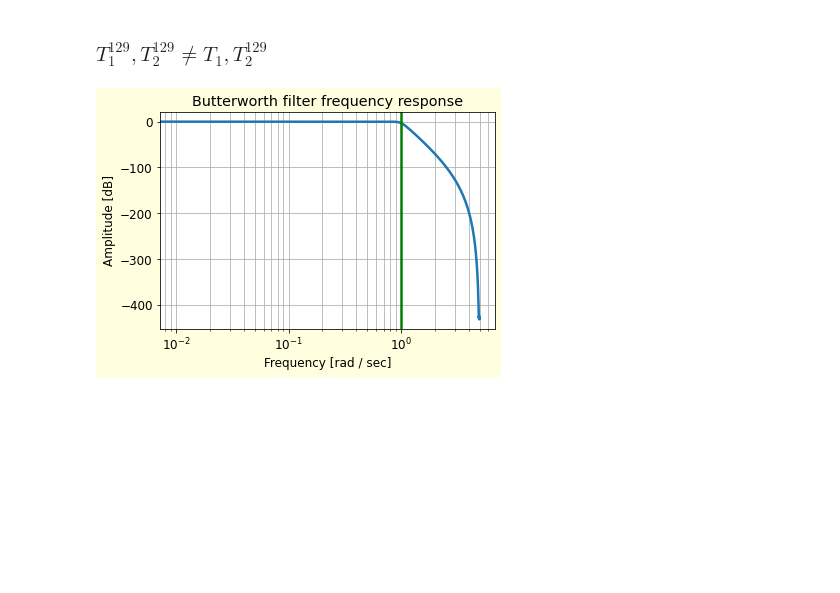
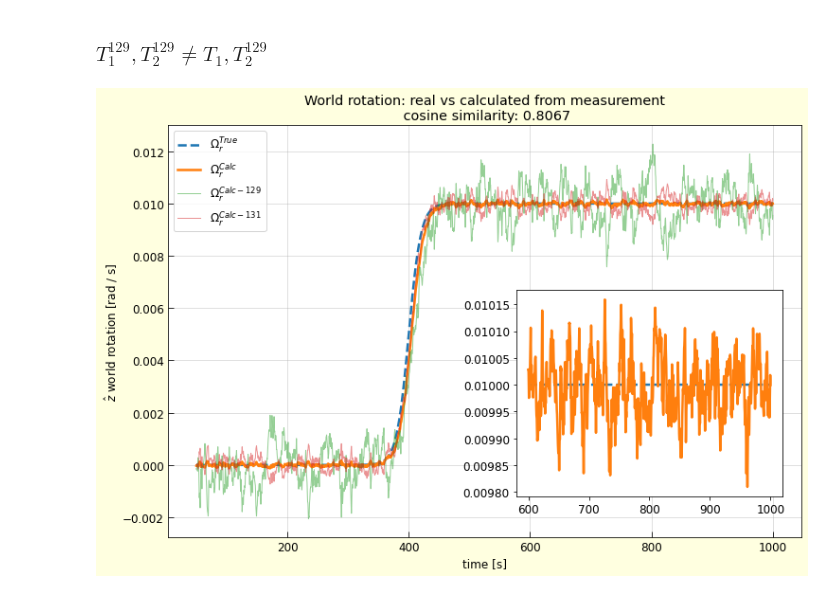
Before and after one commit to RoyElkabetz/NMR-gyroscope, a Jupyter notebook: src/dual_specie_experiment.ipynb, the cells around one changed output. Drawn from its saved outputs; the diff is of its cells as text; code cells hidden in the pictures; blank space fills up the shorter version.

```diff
--- a/src/dual_specie_experiment.ipynb
+++ b/src/dual_specie_experiment.ipynb
@@ -191,10 +191,16 @@ We see in the plot above that we are able to extract the world rotation from the
 ### $T_1^{129}, T_2^{129} \neq T_1^{}, T_2^{129}$
 # %%
 #@title Dynamic range
-t1_129 = 30 #@param {type:"slider", min:1, max:100, step:1}
-t2_129 = 8 #@param {type:"slider", min:1, max:100, step:1}
-t1_131 = 30 #@param {type:"slider", min:1, max:100, step:1}
-t2_131 = 8 #@param {type:"slider", min:1, max:100, step:1}
+t1_129 = 33 #@param {type:"slider", min:1, max:100, step:1}
+t2_129 = 6 #@param {type:"slider", min:1, max:100, step:1}
+t1_131 = 32 #@param {type:"slider", min:1, max:100, step:1}
+t2_131 = 4 #@param {type:"slider", min:1, max:100, step:1}
+plot_low_pass_filter = False #@param {type:"boolean"}
+plot_world_rotatoin = False #@param {type:"boolean"}
+plot_PSD_of_signals = False #@param {type:"boolean"}
+plot_subtraction = True #@param {type:"boolean"}
+
+
 
 # solver and noise parameters
 t_final = 1000                               # [s]
@@ -221,8 +227,8 @@ Rse_131 = np.array([0, 0, 0.1]) * t1_131   # |K| / s
 
 
 # Environmemnt parameters
-B0 = 1 * phy.G2T * np.ones_like(ts)                                   # Tesla
-Bnoise = utils.butter_low_pass_filter(noise, 10, noise_cutoff_frequency, sampling_frequency, plot_filter=True)
+B0 = 1e-6 * phy.G2T * np.ones_like(ts)                                   # Tesla
+Bnoise = utils.butter_low_pass_filter(noise, 10, noise_cutoff_frequency, sampling_frequency, plot_filter=plot_low_pass_filter)
 Ad_y_129 = 2 * np.sqrt((1 / t1_129) * (1 / t2_129)) * np.ones_like(ts)  # rad / s
 wd_y_129 = g129 * 1e-6 * phy.G2T * np.ones_like(ts)                        # rad / s
 Ad_x_129 = np.zeros_like(ts)                                            # rad / s
@@ -247,58 +253,73 @@ env129.set_state(wr=wr, B0=B0, Bnoise=Bnoise, Ad_y=Ad_y_129, wd_y=wd_y_129, Ad_x
 
 # initialize Xenon-131 Environment
 env131 = env.Environment(name='Xenon-131 environment')
 env131.set_state(wr=wr, B0=B0, Bnoise=Bnoise, Ad_y=Ad_y_131, wd_y=wd_y_131, Ad_x=Ad_x_131, wd_x=wd_x_131)
 
 # plot world rotation
-fig = plt.figure(figsize=(20, 5))
-ax = plt.subplot()
-ax.plot(ts, -Xe129.gamma * B0, label='$-\omega_0^{129}$ - Larmor frequency')
-ax.plot(ts, -Xe129.gamma * (B0 + Bnoise), label='$-(\omega_0^{129} + \omega_{noise}^{129})$ - noisy Larmor frequency')
-ax.plot(ts, Xe131.gamma * B0, label='$\omega_0^{131}$ - Larmor frequency')
-ax.plot(ts, Xe131.gamma * (B0 + Bnoise), label='$\omega_0^{131} + \omega_{noise}^{131}$ - noisy Larmor frequency')
-ax.plot(ts, wr, label='$\omega_r$ - world rotation', color='green')
-ax.set_ylabel('$\hat{z}$ rotation [rad / s]')
-ax.set_xlabel('time [s]')
-ax.legend()
-plt.show()
+if plot_world_rotatoin:
+    print('\n')
+    fig = plt.figure(figsize=(20, 5))
+    ax = plt.subplot()
+    ax.plot(ts, -Xe129.gamma * B0, label='$-\omega_0^{129}$ - Larmor frequency')
+    ax.plot(ts, -Xe129.gamma * (B0 + Bnoise), label='$-(\omega_0^{129} + \omega_{noise}^{129})$ - noisy Larmor frequency')
+    ax.plot(ts, Xe131.gamma * B0, label='$\omega_0^{131}$ - Larmor frequency')
+    ax.plot(ts, Xe131.gamma * (B0 + Bnoise), label='$\omega_0^{131} + \omega_{noise}^{131}$ - noisy Larmor frequency')
+    ax.plot(ts, wr, label='$\omega_r$ - world rotation', color='green')
+    ax.set_ylabel('$\hat{z}$ rotation [rad / s]')
+    ax.set_xlabel('time [s]')
+    ax.legend()
+    plt.show()
+    print('\n')
 
 # PSD plot of all signals
-signal_list = [B0 + Bnoise, wr / g129]
-names = ['B0 + Bnoise', 'wr / gyromagnetic']
-utils.psd_compare(signal_list, sampling_frequency, noise_amplitude=noise_amplitude, names=names, logx=True)
+if plot_PSD_of_signals:
+    signal_list = [B0 + Bnoise, wr / g129]
+    names = ['B0 + Bnoise', 'wr / gyromagnetic']
+    utils.psd_compare(signal_list, sampling_frequency, noise_amplitude=noise_amplitude, names=names, logx=True)
+    print('\n')
 
 
 # run solvers for Xenons
 Xe129.solve_dynamics(env129)
 Xe131.solve_dynamics(env131)
 
 # compute XY polarization values
 Xe129.compute_perpendicular_values()
 Xe131.compute_perpendicular_values()
 
 # calculating the world rotation using Xenon-129 and Xenon-131 phases (equation above)
 A1 = Xe129.gamma * Xe131.gamma / (Xe129.gamma - Xe131.gamma)
 A129 = (Xe129.phase_perp * Xe129.gamma2 - env129.wd_y) / Xe129.gamma
 A131 = (Xe131.phase_perp * Xe131.gamma2 - env131.wd_y) / Xe131.gamma
 world_rotation = A1 * (A129 - A131)
 
 world_rotation_129 = -Xe129.phase_perp * Xe129.gamma2 + Xe129.gamma * env129.B0 - env129.wd_y
 world_rotation_131 = -Xe131.phase_perp * Xe131.gamma2 + Xe131.gamma * env131.B0 - env131.wd_y
 
+cosine_similarity = np.dot(world_rotation, wr) / utils.l2(wr) / utils.l2(world_rotation)
+
 # plot world rotation and z magnetic field
+# plot world rotation and z magnetic field
+if plot_subtraction:
+    i = 50
+    fig = plt.figure(figsize=(12, 8))
+    ax = plt.subplot()
+    ax.set_title('World rotation: real vs calculated from measurement\n cosine similarity: {}'.format(np.round(cosine_similarity, 4)))
+    ax.plot(ts[ts > i], wr[ts > i], '--', label='$\Omega_r^{True}$')
+    ax.plot(ts[ts > i], world_rotation[ts > i], label='$\Omega_r^{Calc}$')
+    ax.plot(ts[ts > i], world_rotation_129[ts > i], label='$\Omega_r^{Calc-129}$', alpha=0.5, linewidth=1)
+    ax.plot(ts[ts > i], world_rotation_131[ts > i], label='$\Omega_r^{Calc-131}$', alpha=0.5, linewidth=1)
+    ax.set_ylabel('$\hat{z}$ world rotation [rad / s]')
+    ax.set_xlabel('time [s]')
+    ax.tick_params(direction='in', length=6, grid_alpha=0.5)
+    ax.legend()
+    ax.grid(True)
 
-i = 50
-fig = plt.figure(figsize=(12, 8))
-ax = plt.subplot()
-ax.set_title('World rotation: real vs calculated from measurement')
-ax.plot(ts[ts > i], wr[ts > i], '--', label='$\Omega_r^{True}$')
-ax.plot(ts[ts > i], world_rotation[ts > i], label='$\Omega_r^{Calc}$')
-ax.plot(ts[ts > i], world_rotation_129[ts > i], label='$\Omega_r^{Calc-129}$')
-ax.plot(ts[ts > i], world_rotation_131[ts > i], label='$\Omega_r^{Calc-131}$')
-ax.set_ylabel('$\hat{z}$ world rotation [rad / s]')
-ax.set_xlabel('time [s]')
-ax.legend()
-ax.grid(True)
-plt.show()
+    # this is another inset axes over the main axes
+    i2 = 600
+    ins = ax.inset_axes([i2 / t_final - 0.05, 0.1, 1 - i2 / t_final + 0.02, 0.5])
+    ins.plot(ts[ts > i2], wr[ts > i2], '--')
+    ins.plot(ts[ts > i2], world_rotation[ts > i2])
+    plt.show()
 # %% [output]
-[figure, old version]
+[figure, new version]
```
Also changed, not shown: parts of 2 cells of this notebook.
